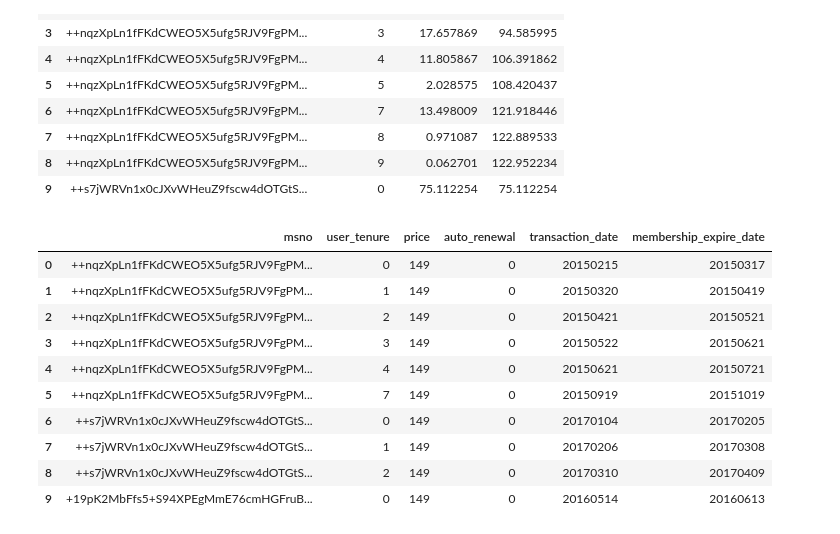
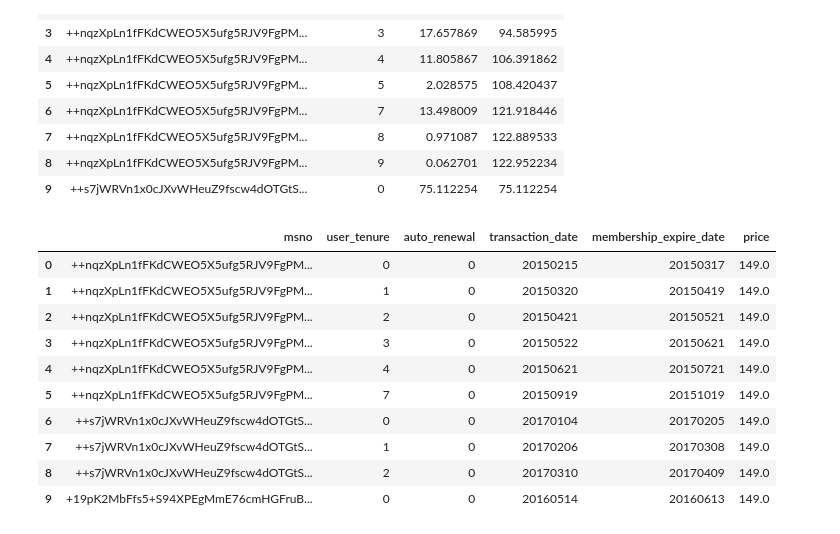
Before and after one commit to thom-li/gsbgen641code, a Jupyter notebook: project/data-cleaning.ipynb, the cells around one changed output. Drawn from its saved outputs; the diff is of its cells as text; code cells hidden in the pictures.

Commit message:
Estimate model v1

```diff
--- a/project/data-cleaning.ipynb
+++ b/project/data-cleaning.ipynb
@@ -66,8 +67,16 @@ RENEWAL_GRACE_DAYS = 30
 DAYS_PER_PERIOD = 30
 
 users = pd.read_csv(SUBSAMPLE_DIR / "sample_users.csv", dtype={"msno": str})
+members = pd.read_csv(SUBSAMPLE_DIR / "subsample/members.csv", dtype={"msno": str})
 transactions = pd.read_csv(SUBSAMPLE_DIR / "subsample/transactions_merged.csv", dtype={"msno": str})
 logs = pd.read_csv(SUBSAMPLE_DIR / "subsample/user_logs_daily.csv", dtype={"msno": str})
+
+# Attach sampled user profile fields from members.csv
+users = users.merge(
+    members[["msno", "city", "bd", "gender", "registered_via"]],
+    on="msno",
+    how="left",
+)
 
 users["join_date"] = pd.to_datetime(users["first_transaction_date"].astype(str), format="%Y%m%d")
 transactions["txn_date"] = pd.to_datetime(transactions["transaction_date"].astype(int).astype(str), format="%Y%m%d")
@@ -89,6 +98,12 @@ def tenure_period_bounds(join_date: pd.Timestamp, tenure: int) -> tuple[pd.Times
     start = join_date + pd.Timedelta(days=DAYS_PER_PERIOD * tenure)
     end = join_date + pd.Timedelta(days=DAYS_PER_PERIOD * (tenure + 1)) - pd.Timedelta(days=1)
     return start, end
+
+
+def to_monthly_price(plan_price: pd.Series, plan_days: pd.Series) -> pd.Series:
+    """Map plan_list_price to price per 30-day renewal period (structural model month)."""
+    n_periods = (plan_days / DAYS_PER_PERIOD).clip(lower=1)
+    return np.where(plan_days > DAYS_PER_PERIOD, plan_price / n_periods, plan_price)
 
 
 def _period_overlaps(period_start: pd.Timestamp, period_end: pd.Timestamp, start: pd.Timestamp, end: pd.Timestamp) -> bool:
@@ -241,46 +256,47 @@ monthly_hours.head(10)
 # %%
 # --- monthly subscription price and auto-renew (from renewals; forward-filled) ---
 
 renewals = transactions[transactions["is_cancel"] == 0].copy()
 renewals = renewals.merge(users[["msno", "join_date"]], on="msno")
 renewals["user_tenure"] = months_since_join(renewals["join_date"], renewals["txn_date"])
 renewals = renewals[renewals["user_tenure"] >= 0]
 
-# If multiple renewals in a month, keep the last by transaction date
+# If multiple renewals in a period, keep the last by transaction date
 monthly_sub = (
     renewals.sort_values(["msno", "user_tenure", "transaction_date"])
     .groupby(["msno", "user_tenure"], as_index=False)
     .tail(1)[
         [
             "msno",
             "user_tenure",
             "plan_list_price",
+            "payment_plan_days",
             "is_auto_renew",
             "transaction_date",
             "membership_expire_date",
         ]
     ]
-    .rename(
-        columns={
-            "plan_list_price": "price",
-            "is_auto_renew": "auto_renewal",
-        }
-    )
+)
+monthly_sub["price"] = to_monthly_price(
+    monthly_sub["plan_list_price"], monthly_sub["payment_plan_days"]
+)
+monthly_sub = monthly_sub.rename(columns={"is_auto_renew": "auto_renewal"}).drop(
+    columns=["plan_list_price", "payment_plan_days"]
 )
 
 monthly_sub.head(10)
 # %% [output]
-|  | msno | user_tenure | price | auto_renewal | transaction_date | membership_expire_date |
-| 0 | ++nqzXpLn1fFKdCWEO5X5ufg5RJV9FgPM... | 0 | 149 | 0 | 20150215 | 20150317 |
-| 1 | ++nqzXpLn1fFKdCWEO5X5ufg5RJV9FgPM... | 1 | 149 | 0 | 20150320 | 20150419 |
-| 2 | ++nqzXpLn1fFKdCWEO5X5ufg5RJV9FgPM... | 2 | 149 | 0 | 20150421 | 20150521 |
-| 3 | ++nqzXpLn1fFKdCWEO5X5ufg5RJV9FgPM... | 3 | 149 | 0 | 20150522 | 20150621 |
-| 4 | ++nqzXpLn1fFKdCWEO5X5ufg5RJV9FgPM... | 4 | 149 | 0 | 20150621 | 20150721 |
-| 5 | ++nqzXpLn1fFKdCWEO5X5ufg5RJV9FgPM... | 7 | 149 | 0 | 20150919 | 20151019 |
-| 6 | ++s7jWRVn1x0cJXvWHeuZ9fscw4dOTGtS... | 0 | 149 | 0 | 20170104 | 20170205 |
-| 7 | ++s7jWRVn1x0cJXvWHeuZ9fscw4dOTGtS... | 1 | 149 | 0 | 20170206 | 20170308 |
-| 8 | ++s7jWRVn1x0cJXvWHeuZ9fscw4dOTGtS... | 2 | 149 | 0 | 20170310 | 20170409 |
-| 9 | +19pK2MbFfs5+S94XPEgMmE76cmHGFruB... | 0 | 149 | 0 | 20160514 | 20160613 |
+|  | msno | user_tenure | auto_renewal | transaction_date | membership_expire_date | price |
+| 0 | ++nqzXpLn1fFKdCWEO5X5ufg5RJV9FgPM... | 0 | 0 | 20150215 | 20150317 | 149.0 |
+| 1 | ++nqzXpLn1fFKdCWEO5X5ufg5RJV9FgPM... | 1 | 0 | 20150320 | 20150419 | 149.0 |
+| 2 | ++nqzXpLn1fFKdCWEO5X5ufg5RJV9FgPM... | 2 | 0 | 20150421 | 20150521 | 149.0 |
+| 3 | ++nqzXpLn1fFKdCWEO5X5ufg5RJV9FgPM... | 3 | 0 | 20150522 | 20150621 | 149.0 |
+| 4 | ++nqzXpLn1fFKdCWEO5X5ufg5RJV9FgPM... | 4 | 0 | 20150621 | 20150721 | 149.0 |
+| 5 | ++nqzXpLn1fFKdCWEO5X5ufg5RJV9FgPM... | 7 | 0 | 20150919 | 20151019 | 149.0 |
+| 6 | ++s7jWRVn1x0cJXvWHeuZ9fscw4dOTGtS... | 0 | 0 | 20170104 | 20170205 | 149.0 |
+| 7 | ++s7jWRVn1x0cJXvWHeuZ9fscw4dOTGtS... | 1 | 0 | 20170206 | 20170308 | 149.0 |
+| 8 | ++s7jWRVn1x0cJXvWHeuZ9fscw4dOTGtS... | 2 | 0 | 20170310 | 20170409 | 149.0 |
+| 9 | +19pK2MbFfs5+S94XPEgMmE76cmHGFruB... | 0 | 0 | 20160514 | 20160613 | 149.0 |
 # %%
 # --- build user-month panel (truncate at terminal churn) ---
 
```
Also changed, not shown: parts of 6 cells of this notebook, 11 other files.
